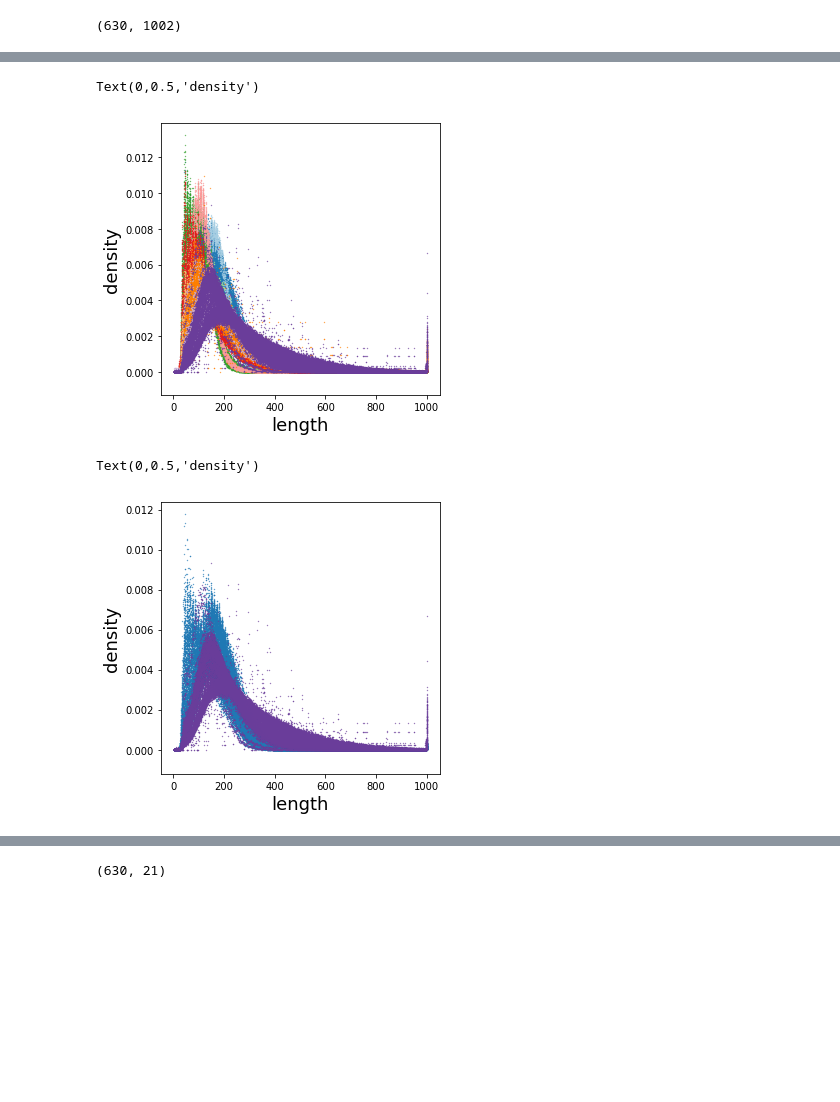
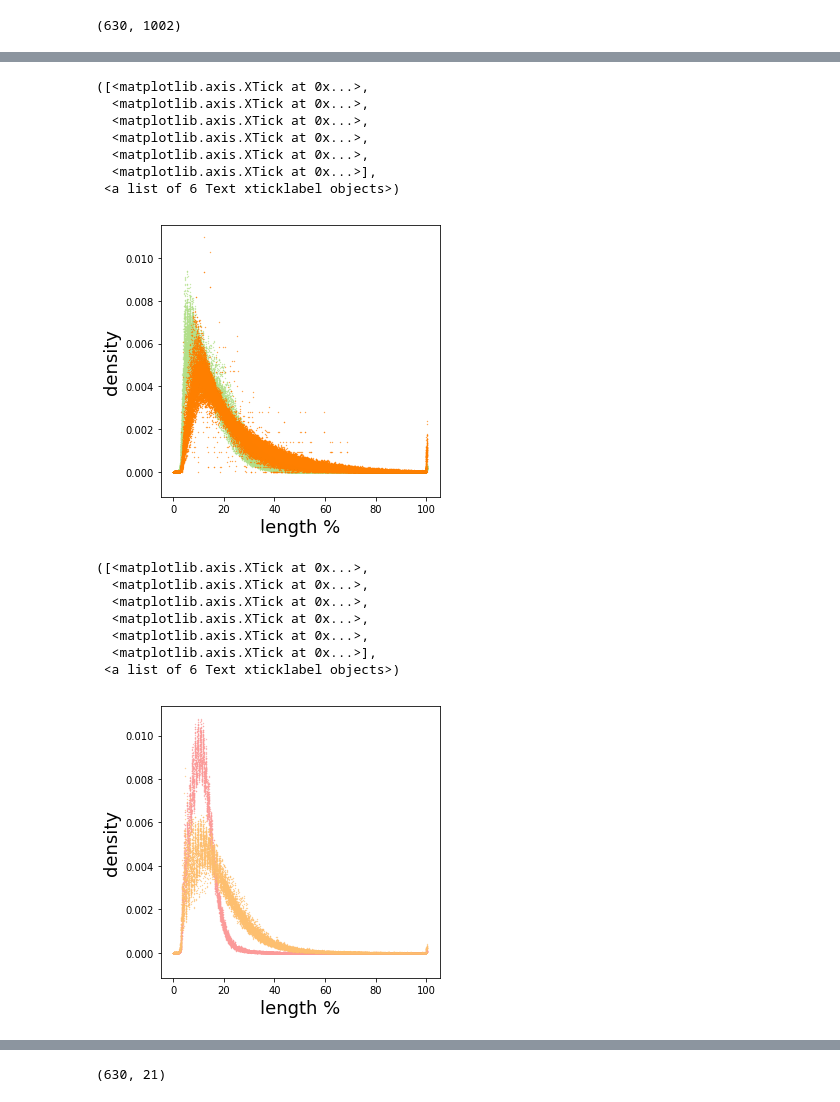
Before and after one commit to chichaumiau/SCQUA, a Jupyter notebook: examples/GBIO-S-18-01609-2_clean_up.ipynb, the cells around one changed output, grey strips where cells are left out. Saved outputs shown, nothing was run; the diff lists cells and outputs as text; code cells hidden in the pictures; blank space fills up the shorter version.

```diff
--- a/examples/GBIO-S-18-01609-2_clean_up.ipynb
+++ b/examples/GBIO-S-18-01609-2_clean_up.ipynb
@@ -197,15 +208,3 @@ Intercept                                     9.050951
 dtype: float64
 read_satureation: 2866584
 [figure]
-# %%
-figsize(5,5)
-matplotlib.rcParams.update({'font.size': 14})
-names = ['BGISEQ-500 Smart-Seq2 rep1','HiSeq-2000 Smart-Seq2 rep1',
-         'BGISEQ-500 Smart-Seq2 rep2','HiSeq-2000 Smart-Seq2 rep2',
-         'BGISEQ-500 SMARTer','HiSeq-2000 SMARTer']
-ax = fit_sensitivity(df,key2="num_processed",key3='Protocol2', \
-                     yscale='log', xlabel = 'Sequenced reads per single-well',\
-                     ylabel = 'Detection limit \n (# of molecules)', \
-                     ylim = [0, 1e4], xlim = [500, 1e8], \
-                     xlabelsize = 18, ylabelsize = 18, \
-                     title = 'Sensitivity', titlesize = 20, names = names, colordots = True)
@@ -857,21 +797,36 @@ cc = dict(zip(df.Protocol2.unique(),colors))
 # %%
 figsize(5,5)
-for i in arange(df.shape[0]):
-    plt.scatter(arange(1001)+1, df.iloc[i][:-1], s = 0.1, label = df.iloc[i][-1], c = cc[df.iloc[i][-1]])
-plt.xlabel('length', fontsize=18)
+df1 = df[df.Protocol2.str.endswith('SMARTer')]
+for i in arange(df1.shape[0]):
+    plt.scatter(arange(1001)+1, df1.iloc[i][:-1], s = 0.1, label = df1.iloc[i][-1], c = cc[df1.iloc[i][-1]])
+plt.xlabel('length %', fontsize=18)
 plt.ylabel('density', fontsize=18)
+plt.xticks([0,200,400,600,800,1000],[0,20,40,60,80,100])
 # %% [output]
-Text(0,0.5,'density')
+([<matplotlib.axis.XTick at 0x...>,
+  <matplotlib.axis.XTick at 0x...>,
+  <matplotlib.axis.XTick at 0x...>,
+  <matplotlib.axis.XTick at 0x...>,
+  <matplotlib.axis.XTick at 0x...>,
+  <matplotlib.axis.XTick at 0x...>],
+ <a list of 6 Text xticklabel objects>)
-[figure, old version]
+[figure, new version]
 # %%
 figsize(5,5)
-df1 = df[df.Protocol2.str.endswith('Smart-Seq2 rep1')]
+df1 = df[df.Protocol2.str.endswith('ESC Sequencing rep1')]
 for i in arange(df1.shape[0]):
     plt.scatter(arange(1001)+1, df1.iloc[i][:-1], s = 0.1, label = df1.iloc[i][-1], c = cc[df1.iloc[i][-1]])
-plt.xlabel('length', fontsize=18)
+plt.xlabel('length %', fontsize=18)
 plt.ylabel('density', fontsize=18)
+plt.xticks([0,200,400,600,800,1000],[0,20,40,60,80,100])
 # %% [output]
-Text(0,0.5,'density')
+([<matplotlib.axis.XTick at 0x...>,
+  <matplotlib.axis.XTick at 0x...>,
+  <matplotlib.axis.XTick at 0x...>,
+  <matplotlib.axis.XTick at 0x...>,
+  <matplotlib.axis.XTick at 0x...>,
+  <matplotlib.axis.XTick at 0x...>],
+ <a list of 6 Text xticklabel objects>)
-[figure, old version]
+[figure, new version]
 # %%
 figsize(5,5)
```
Also changed, not shown: parts of 48 cells of this notebook.
